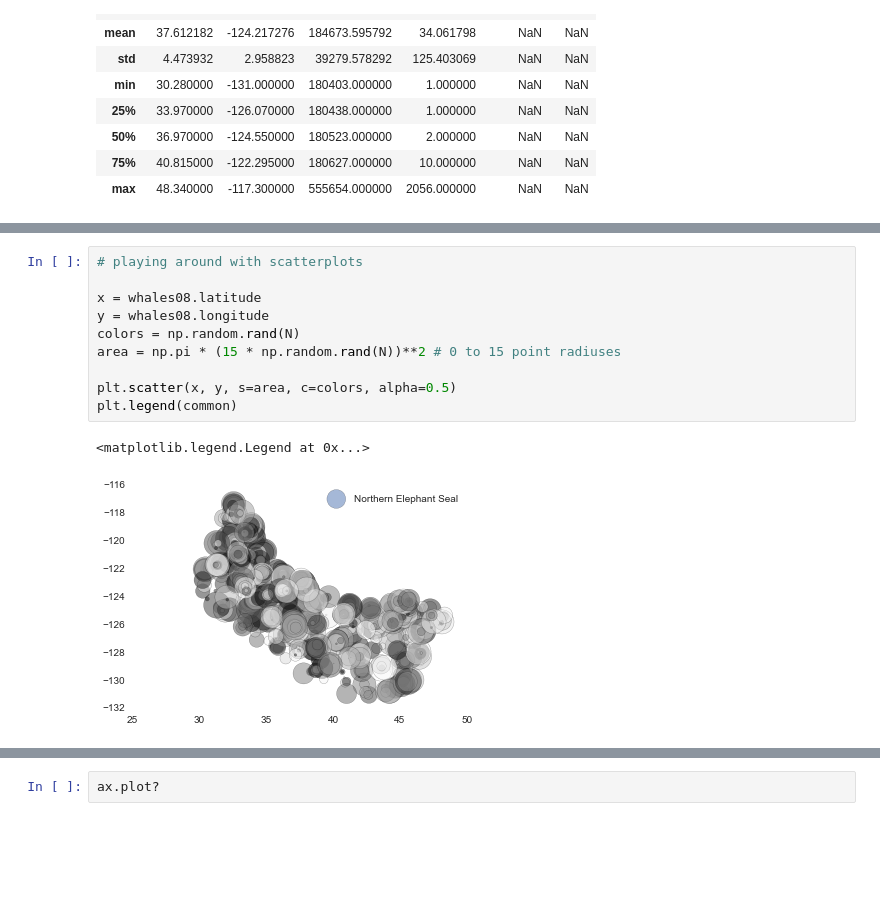
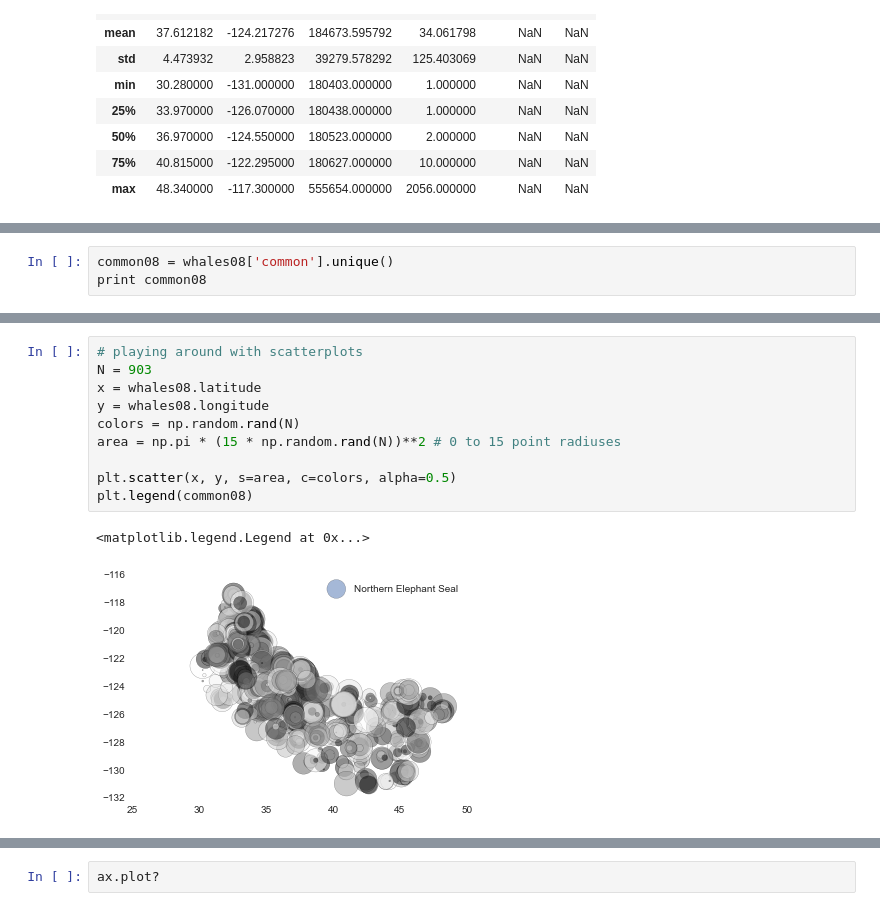
Before and after one commit to isabitz/DAT_SF_12, a Jupyter notebook: whale data/Whale Exploration.ipynb, the cells around one changed output, grey strips where cells are left out. Drawn from its saved outputs; the diff is of its cells as text; blank space fills up the shorter version.

Commit message:
updating whales

```diff
--- a/whale data/Whale Exploration.ipynb
+++ b/whale data/Whale Exploration.ipynb
@@ -50,0 +50,3 @@ print common
+# %%
+common08 = whales08['common'].unique()
+print common08
@@ -51,14 +63,14 @@ print common
 # %%
 # playing around with scatterplots
-
+N = 903
 x = whales08.latitude
 y = whales08.longitude
 colors = np.random.rand(N)
 area = np.pi * (15 * np.random.rand(N))**2 # 0 to 15 point radiuses
 
 plt.scatter(x, y, s=area, c=colors, alpha=0.5)
-plt.legend(common)
+plt.legend(common08)
 # %% [output]
 <matplotlib.legend.Legend at 0x...>
-[figure, old version]
+[figure, new version]
 # %%
```
Also changed, not shown: parts of 32 cells of this notebook.
